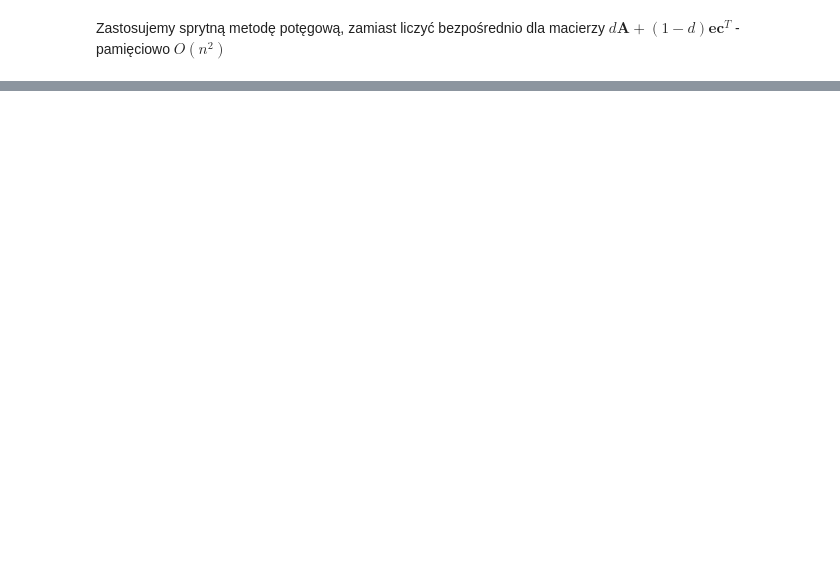
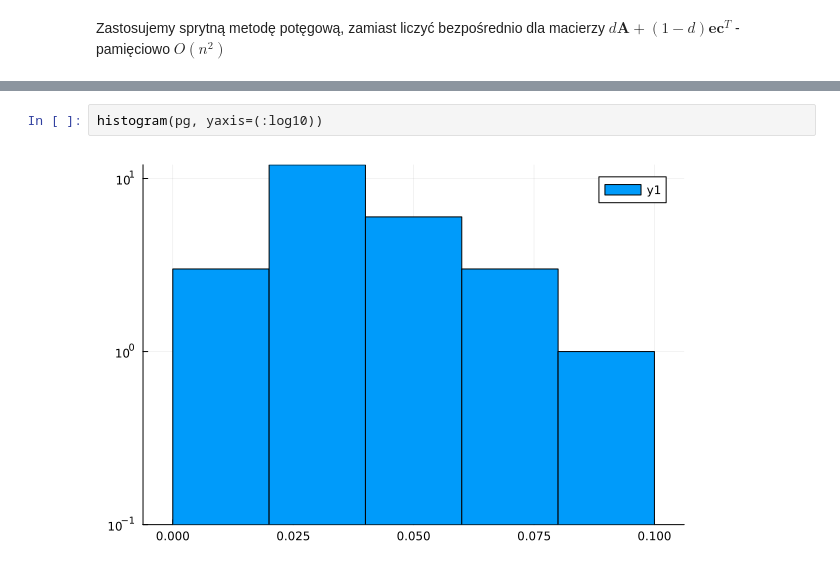
Before and after one commit to InfinityCity18/PageRank-Julia, a Jupyter notebook: notebook.ipynb, the cells around one changed output, grey strips where cells are left out. Saved outputs shown, nothing was run; the diff lists cells and outputs as text; blank space fills up the shorter version.

```diff
--- a/notebook.ipynb
+++ b/notebook.ipynb
@@ -185,0 +284,4 @@ erdos = erdos_renyi(n, 1.1 * log(n) / n, is_directed=true)
+# %%
+histogram(pg, yaxis=(:log10))
+# %% [output]
+[figure, added]
```
Also changed, not shown: parts of 13 cells of this notebook, 2 other files.
